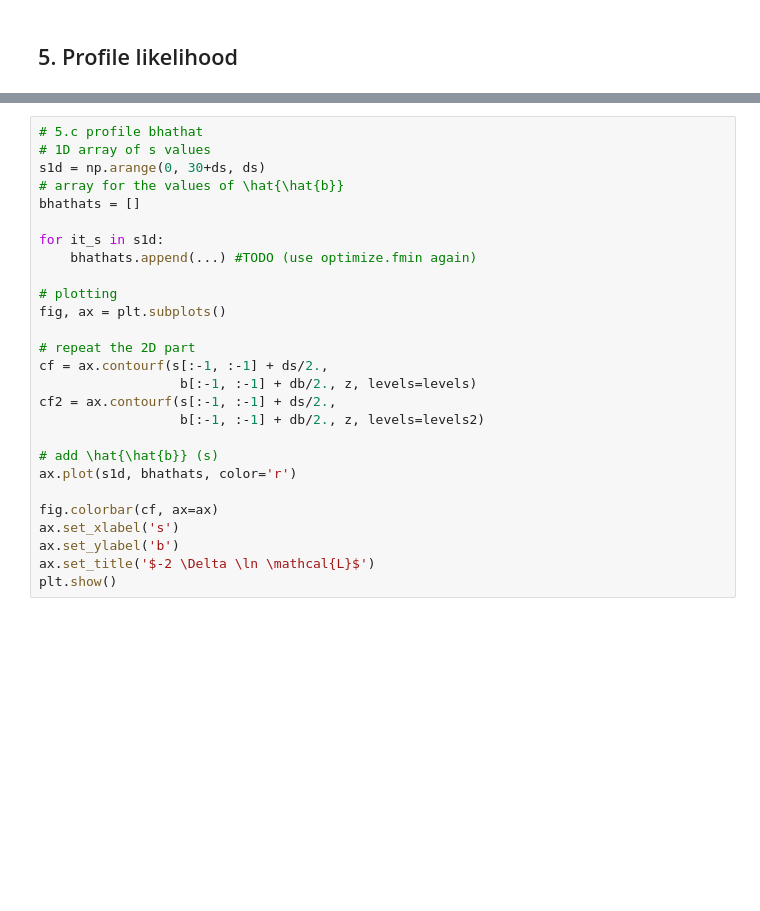
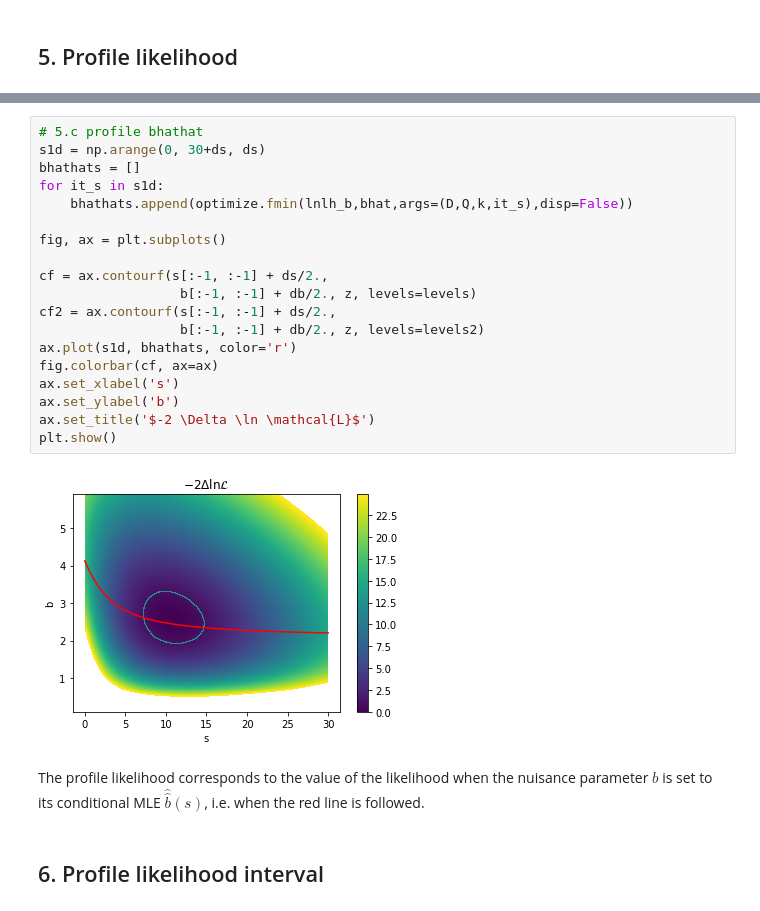
Before and after one commit to PHY651G2020/exercises, a Jupyter notebook: PointEstimation/PointEstimation_1_skeleton.ipynb, the cells around one changed output, grey strips where cells are left out. Drawn from its saved outputs; the diff is of its cells as text; blank space fills up the shorter version.

```diff
--- a/PointEstimation/PointEstimation_1_skeleton.ipynb
+++ b/PointEstimation/PointEstimation_1_skeleton.ipynb
@@ -287,27 +333,25 @@ plt.show()
 # %%
 # 5.c profile bhathat
-# 1D array of s values
 s1d = np.arange(0, 30+ds, ds)
-# array for the values of \hat{\hat{b}}
 bhathats = []
+for it_s in s1d:
+    bhathats.append(optimize.fmin(lnlh_b,bhat,args=(D,Q,k,it_s),disp=False))
 
-for it_s in s1d:
-    bhathats.append(...) #TODO (use optimize.fmin again)
-
-# plotting
 fig, ax = plt.subplots()
 
-# repeat the 2D part
 cf = ax.contourf(s[:-1, :-1] + ds/2.,
                   b[:-1, :-1] + db/2., z, levels=levels)
 cf2 = ax.contourf(s[:-1, :-1] + ds/2.,
                   b[:-1, :-1] + db/2., z, levels=levels2)
-
-# add \hat{\hat{b}} (s)
 ax.plot(s1d, bhathats, color='r')
-
 fig.colorbar(cf, ax=ax)
 ax.set_xlabel('s')
 ax.set_ylabel('b')
 ax.set_title('$-2 \Delta \ln \mathcal{L}$')
 plt.show()
+# %% [output]
+[figure, added]
+# %% [markdown]
+The profile likelihood corresponds to the value of the likelihood when the nuisance parameter $b$ is set to its conditional MLE $\hat{\hat{b}}(s)$, i.e. when the red line is followed.
+# %% [markdown]
+## 6. Profile likelihood interval
```
Also changed, not shown: parts of 14 cells of this notebook, 4 other files.
